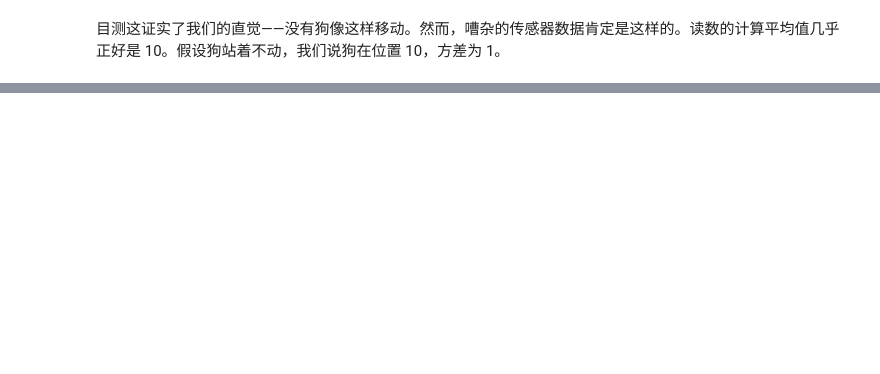
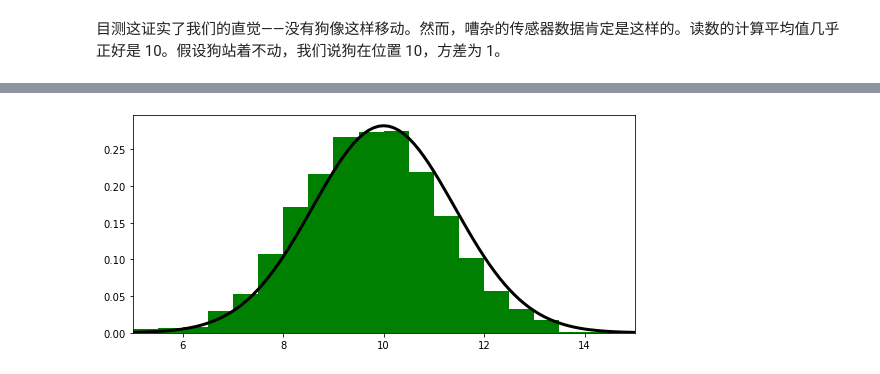
Before and after one commit to SunJianboGitHub/KalmanFilter, a Jupyter notebook: 04-一维卡尔曼滤波器.ipynb, the cells around one changed output, grey strips where cells are left out. Drawn from its saved outputs; the diff is of its cells as text; code cells hidden in the pictures; blank space fills up the shorter version.

```diff
--- a/04-一维卡尔曼滤波器.ipynb
+++ b/04-一维卡尔曼滤波器.ipynb
@@ -53,0 +69,5 @@ Mean of readings is 10.010
+# %%
+import lean.kf_book.kf_internal as kf_internal
+kf_internal.gaussian_vs_histogram()
+# %% [output]
+[figure, added]
```
Also changed, not shown: parts of 17 cells of this notebook.
